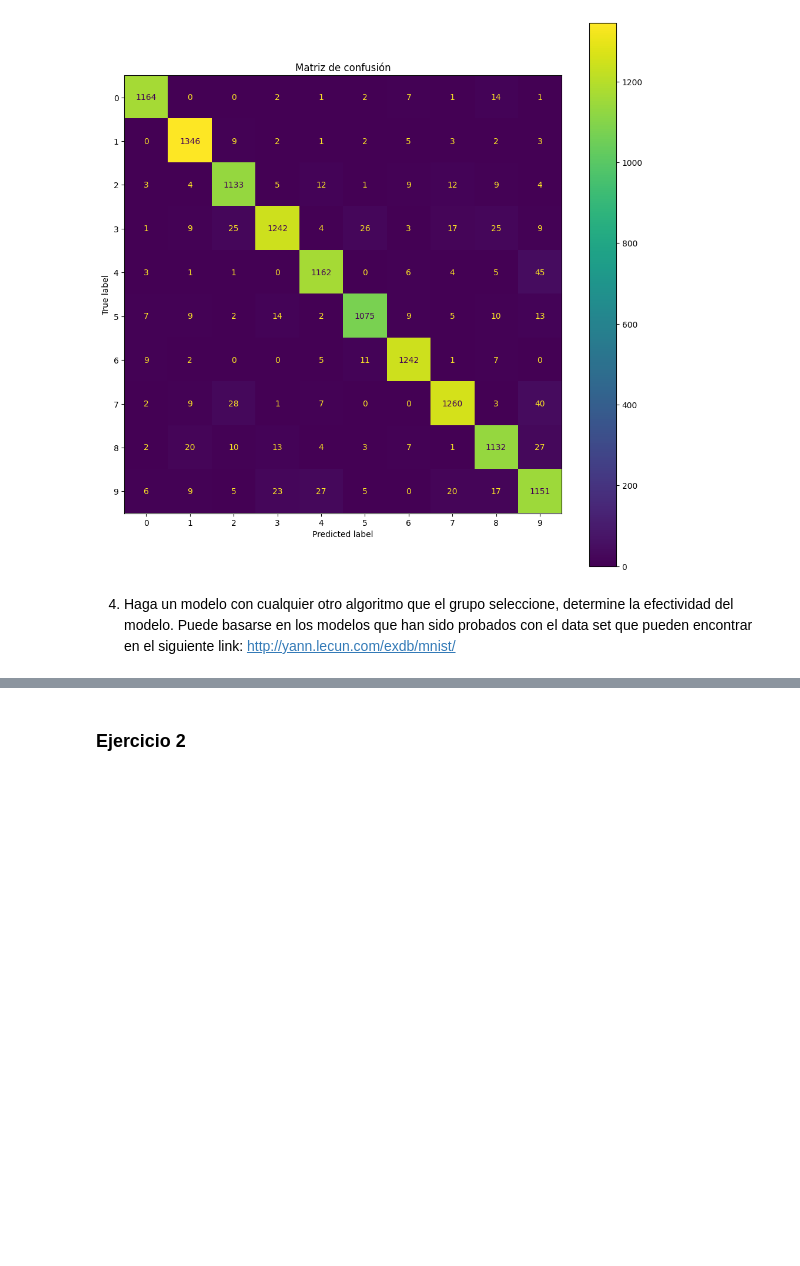
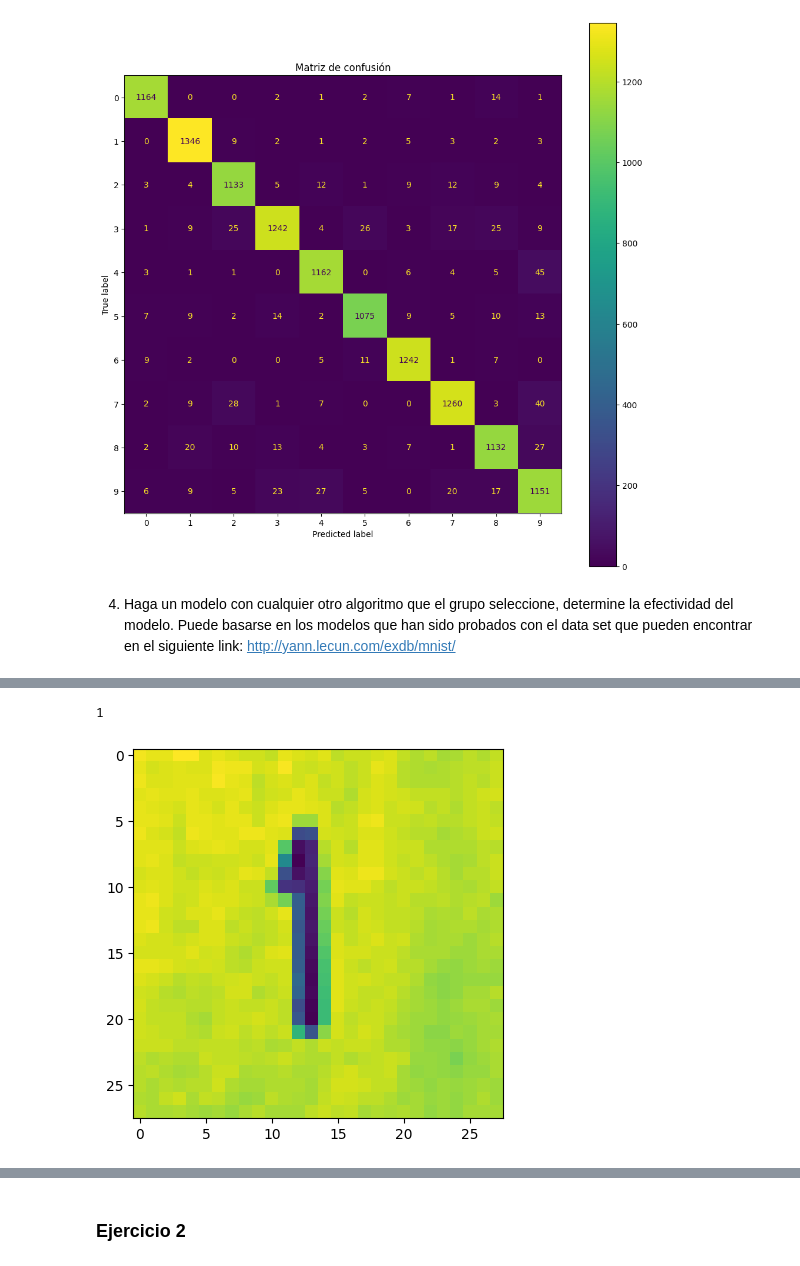
Before and after one commit to CristopherBarrios/Lab3-DeepLearning-DataScience, a Jupyter notebook: lab3.ipynb, the cells around one changed output, grey strips where cells are left out. Drawn from its saved outputs; the diff is of its cells as text; code cells hidden in the pictures; blank space fills up the shorter version.

```diff
--- a/lab3.ipynb
+++ b/lab3.ipynb
@@ -332,0 +394,6 @@ print("Precisión del modelo de RNA:", accuracy)
+# %%
+create_csv('test/1.jpeg', 'test/1.csv')
+write_prediction(forest, 'test/1.csv')[0]
+# %% [output]
+1
+[figure, added]
```
Also changed, not shown: parts of 19 cells of this notebook.
